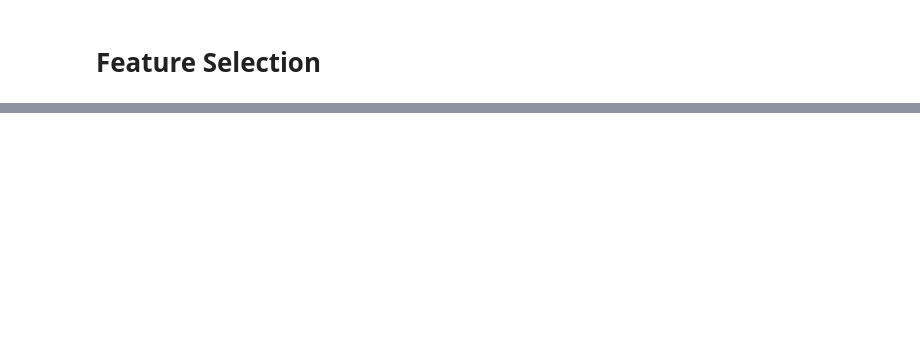
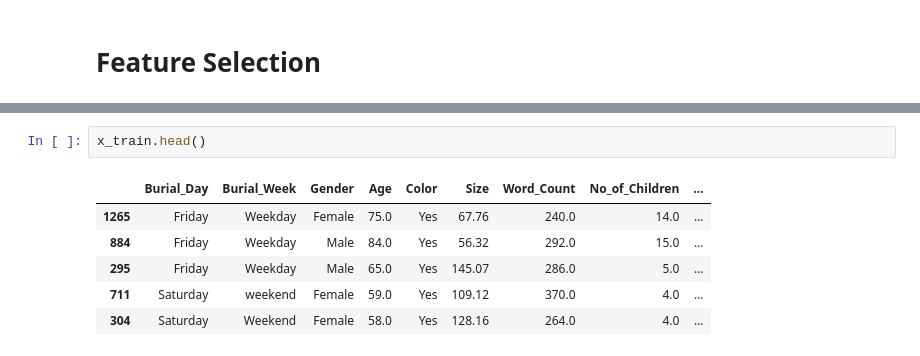
Before and after one commit to M-Waweru/DengueChallenge, a Jupyter notebook: Obituaries.ipynb, the cells around one changed output, grey strips where cells are left out. Drawn from its saved outputs; the diff is of its cells as text; blank space fills up the shorter version.

```diff
--- a/Obituaries.ipynb
+++ b/Obituaries.ipynb
@@ -536,0 +682,9 @@ prepared_df.shape
+# %%
+x_train.head()
+# %% [output]
+|  | Burial_Day | Burial_Week | Gender | Age | Color | Size | Word_Count | No_of_Children | ... |
+| 1265 | Friday | Weekday | Female | 75.0 | Yes | 67.76 | 240.0 | 14.0 | ... |
+| 884 | Friday | Weekday | Male | 84.0 | Yes | 56.32 | 292.0 | 15.0 | ... |
+| 295 | Friday | Weekday | Male | 65.0 | Yes | 145.07 | 286.0 | 5.0 | ... |
+| 711 | Saturday | weekend | Female | 59.0 | Yes | 109.12 | 370.0 | 4.0 | ... |
+| 304 | Saturday | Weekend | Female | 58.0 | Yes | 128.16 | 264.0 | 4.0 | ... |
```
Also changed, not shown: parts of 28 cells of this notebook.
